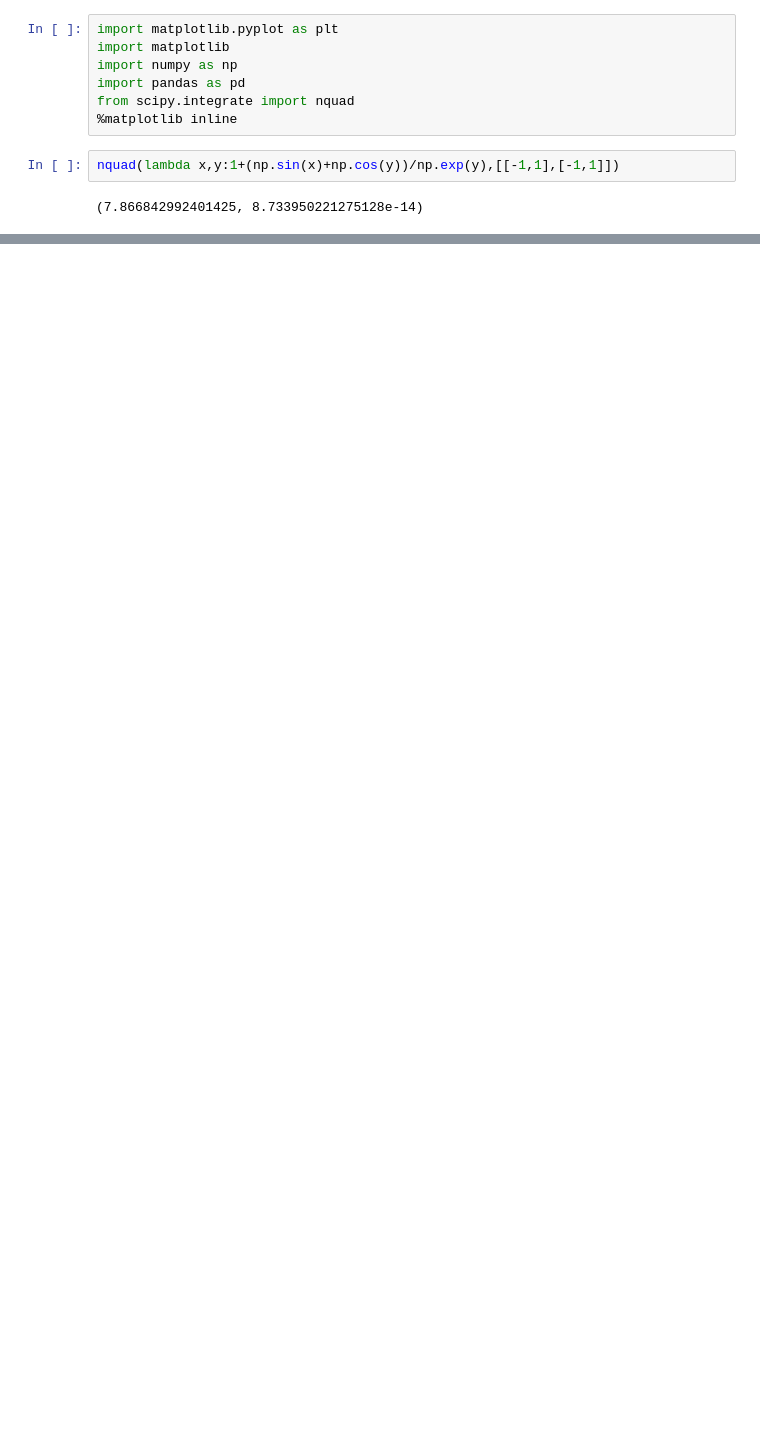
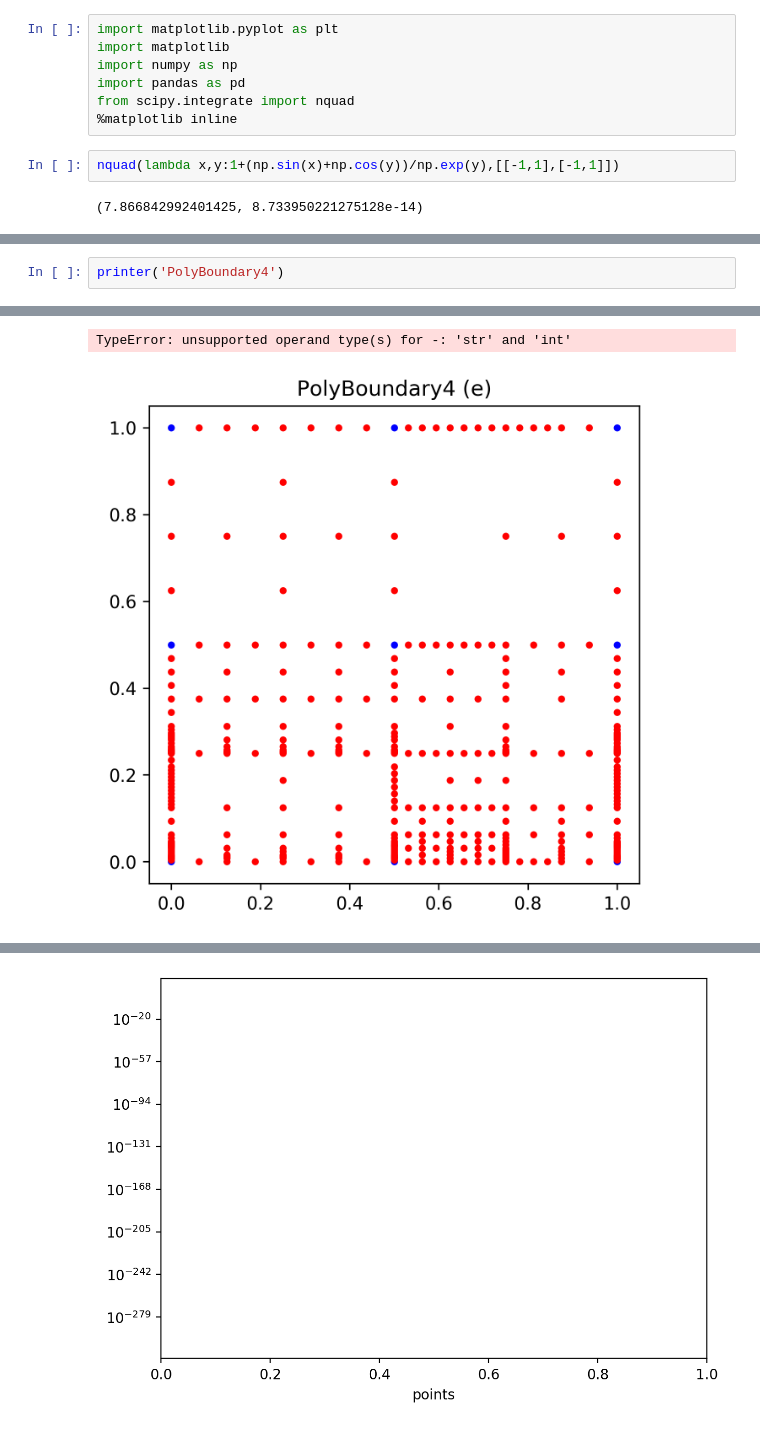
Before and after one commit to aken0/SGpp, a Jupyter notebook: datadriven/examples/plot_pce/plots.ipynb, the cells around one changed output, grey strips where cells are left out. Saved outputs shown, nothing was run; the diff lists cells and outputs as text; blank space fills up the shorter version.

```diff
--- a/datadriven/examples/plot_pce/plots.ipynb
+++ b/datadriven/examples/plot_pce/plots.ipynb
@@ -93,0 +111,3 @@ TypeError: unsupported operand type(s) for -: 'str' and 'int'
+# %%
+printer('PolyBoundary4')
+# %% [output]
@@ -93,0 +122,2 @@ TypeError: unsupported operand type(s) for -: 'str' and 'int'
+TypeError: unsupported operand type(s) for -: 'str' and 'int'
+[figure, added]
@@ -94,3 +126,4 @@ TypeError: unsupported operand type(s) for -: 'str' and 'int'
+[figure, added]
 # %%
 printer('NakBsplineBoundary3')
 # %% [output]
```
Also changed, not shown: parts of 6 cells of this notebook, 38 other files.
